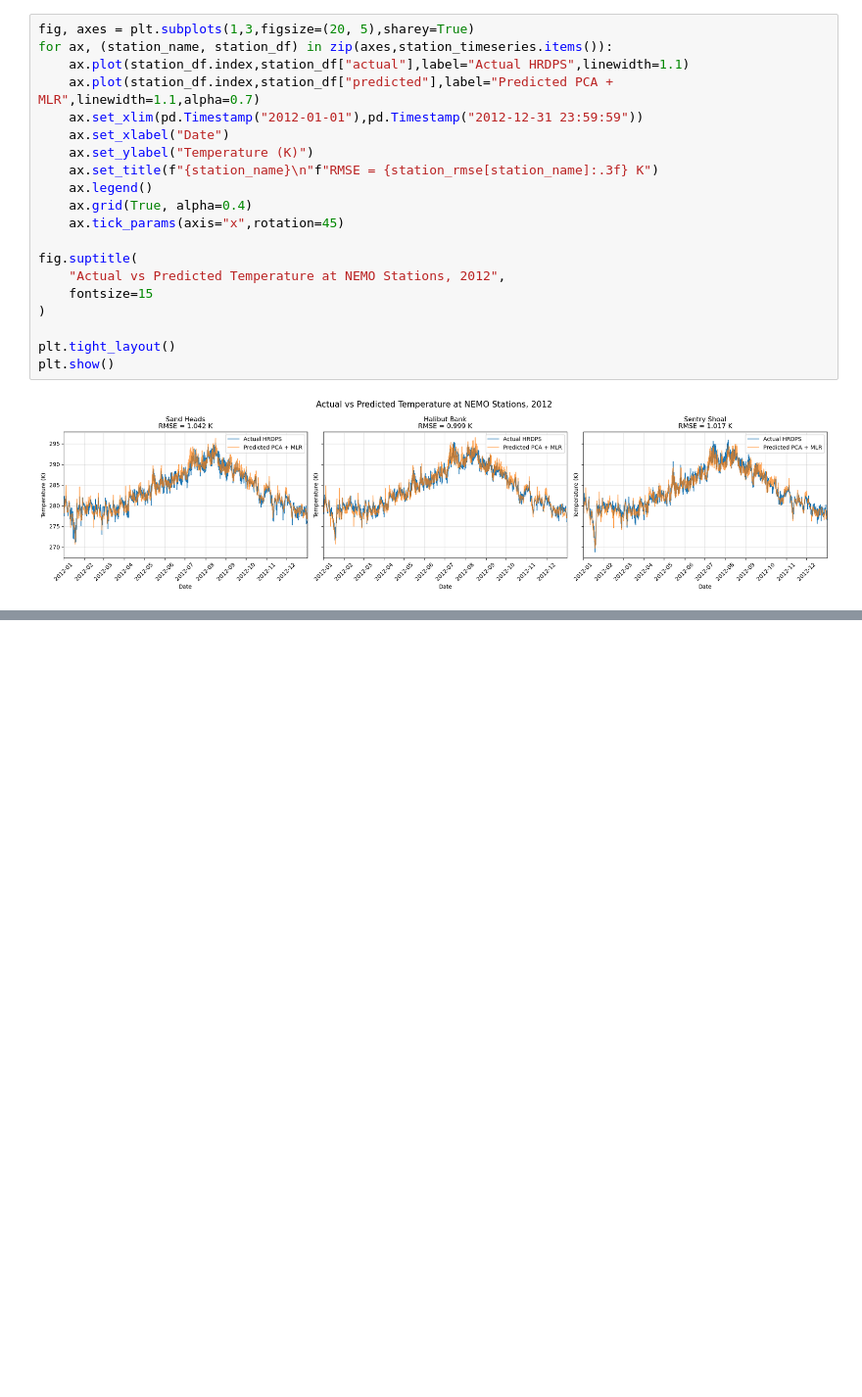
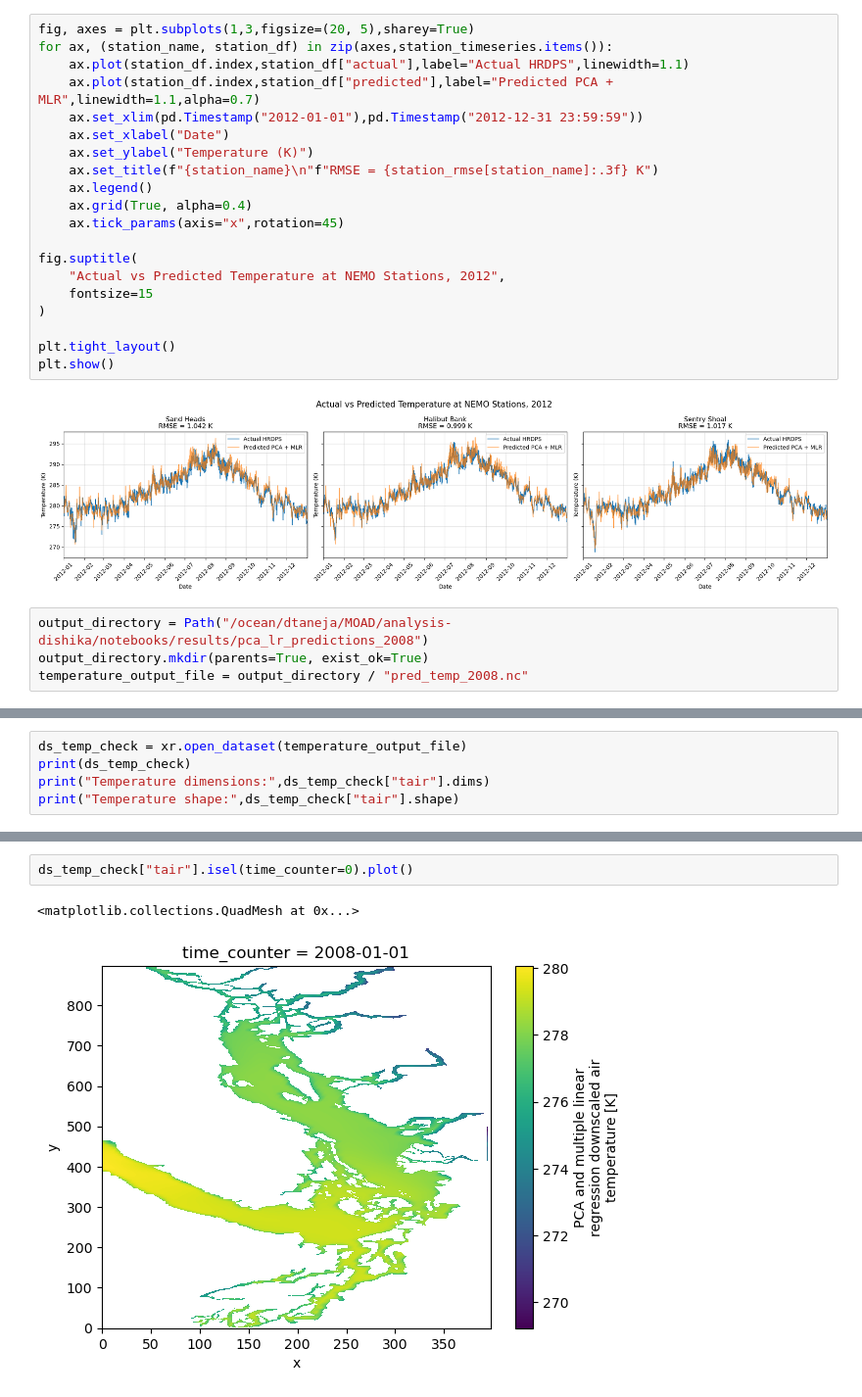
Before and after one commit to SalishSeaCast/analysis-dishika, a Jupyter notebook: notebooks/PCA_new_grid/temperature.ipynb, the cells around one changed output, grey strips where cells are left out. Shown at 98% size. Cells and saved outputs as stored; diff of their text form; blank space fills up the shorter version.

```diff
--- a/notebooks/PCA_new_grid/temperature.ipynb
+++ b/notebooks/PCA_new_grid/temperature.ipynb
@@ -971,3 +973,7 @@ plt.tight_layout()
 plt.show()
 # %% [output]
 [figure]
+# %%
+output_directory = Path("/ocean/dtaneja/MOAD/analysis-dishika/notebooks/results/pca_lr_predictions_2008")
+output_directory.mkdir(parents=True, exist_ok=True)
+temperature_output_file = output_directory / "pred_temp_2008.nc"
@@ -973,0 +1077,5 @@ plt.show()
+# %%
+ds_temp_check = xr.open_dataset(temperature_output_file)
+print(ds_temp_check)
+print("Temperature dimensions:",ds_temp_check["tair"].dims)
+print("Temperature shape:",ds_temp_check["tair"].shape)
@@ -973,0 +1111,5 @@ plt.show()
+# %%
+ds_temp_check["tair"].isel(time_counter=0).plot()
+# %% [output]
+<matplotlib.collections.QuadMesh at 0x...>
+[figure, added]
```
Also changed, not shown: parts of 7 cells of this notebook, 5 other files.
